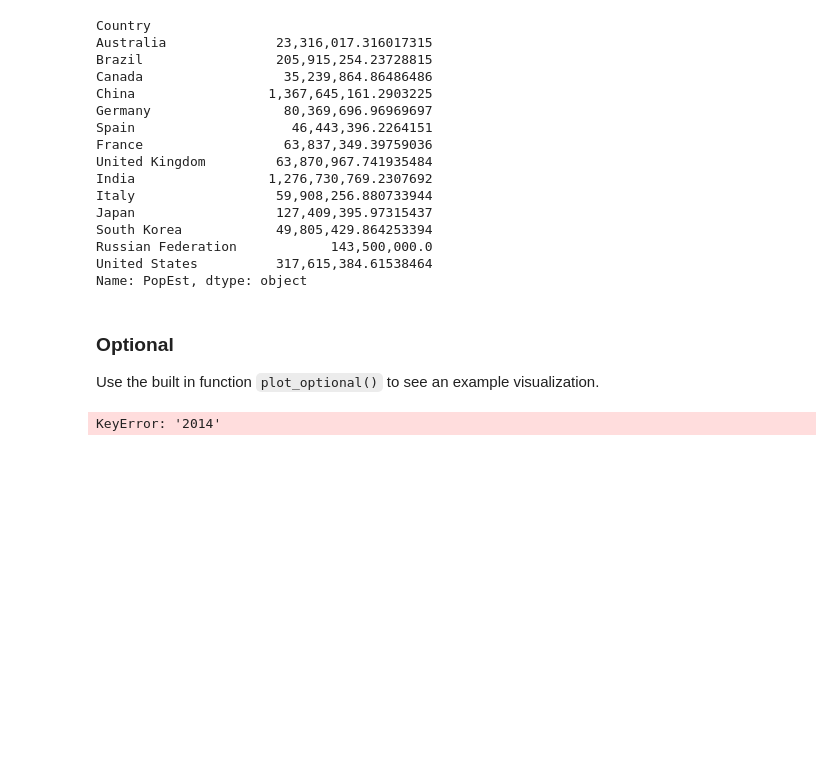
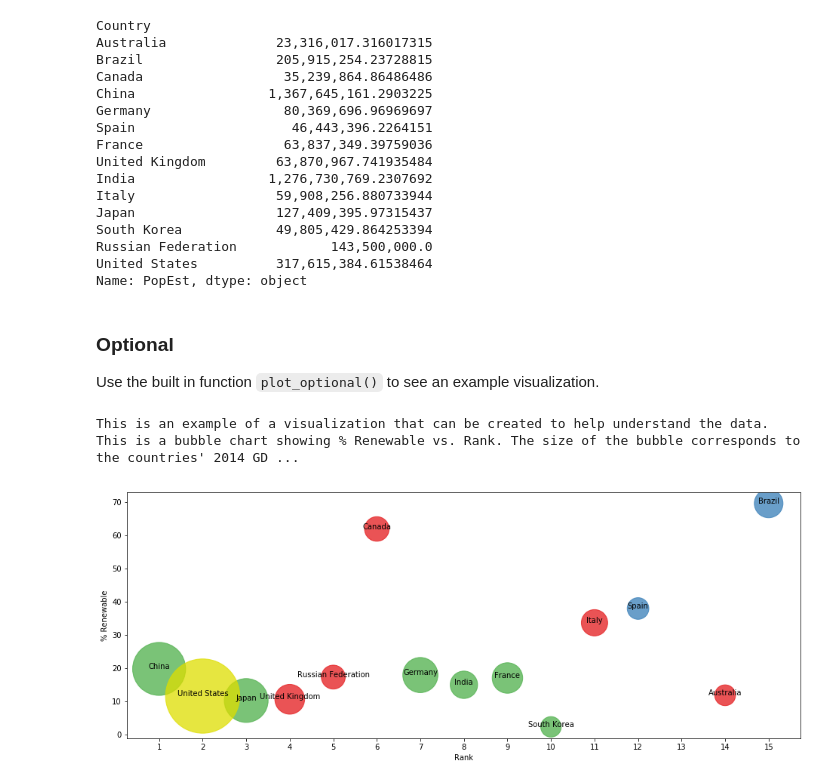
Before and after one commit to gabipz/ds-little-projects, a Jupyter notebook: Introduction to Data Science in Python - Coursera/Assignment_3.ipynb, the cells around one changed output. Cells and saved outputs as stored; diff of their text form; code cells hidden in the pictures; blank space fills up the shorter version.

```diff
--- a/Introduction to Data Science in Python - Coursera/Assignment_3.ipynb
+++ b/Introduction to Data Science in Python - Coursera/Assignment_3.ipynb
@@ -682,7 +665,7 @@ def plot_optional():
     ax = Top15.plot(x='Rank', y='% Renewable', kind='scatter',
                     c=['#e41a1c','#377eb8','#e41a1c','#4daf4a','#4daf4a','#377eb8','#4daf4a','#e41a1c',
                        '#4daf4a','#e41a1c','#4daf4a','#4daf4a','#e41a1c','#dede00','#ff7f00'],
-                    xticks=range(1,16), s=6*Top15['2014']/10**10, alpha=.75, figsize=[16,6]);
+                    xticks=range(1,16), s=6*Top15[2014]/10**10, alpha=.75, figsize=[16,6]);
 
     for i, txt in enumerate(Top15.index):
         ax.annotate(txt, [Top15['Rank'][i], Top15['% Renewable'][i]], ha='center')
@@ -691,6 +674,7 @@ def plot_optional():
 This is a bubble chart showing % Renewable vs. Rank. The size of the bubble corresponds to the countries' \
 2014 GDP, and the color corresponds to the continent.")
 # %%
-#plot_optional() # Be sure to comment out plot_optional() before submitting the assignment!
+plot_optional() # Be sure to comment out plot_optional() before submitting the assignment!
 # %% [output]
-KeyError: '2014'
+This is an example of a visualization that can be created to help understand the data. This is a bubble chart showing % Renewable vs. Rank. The size of the bubble corresponds to the countries' 2014 GD ...
+[figure, added]
```
Also changed, not shown: parts of 5 cells of this notebook.
